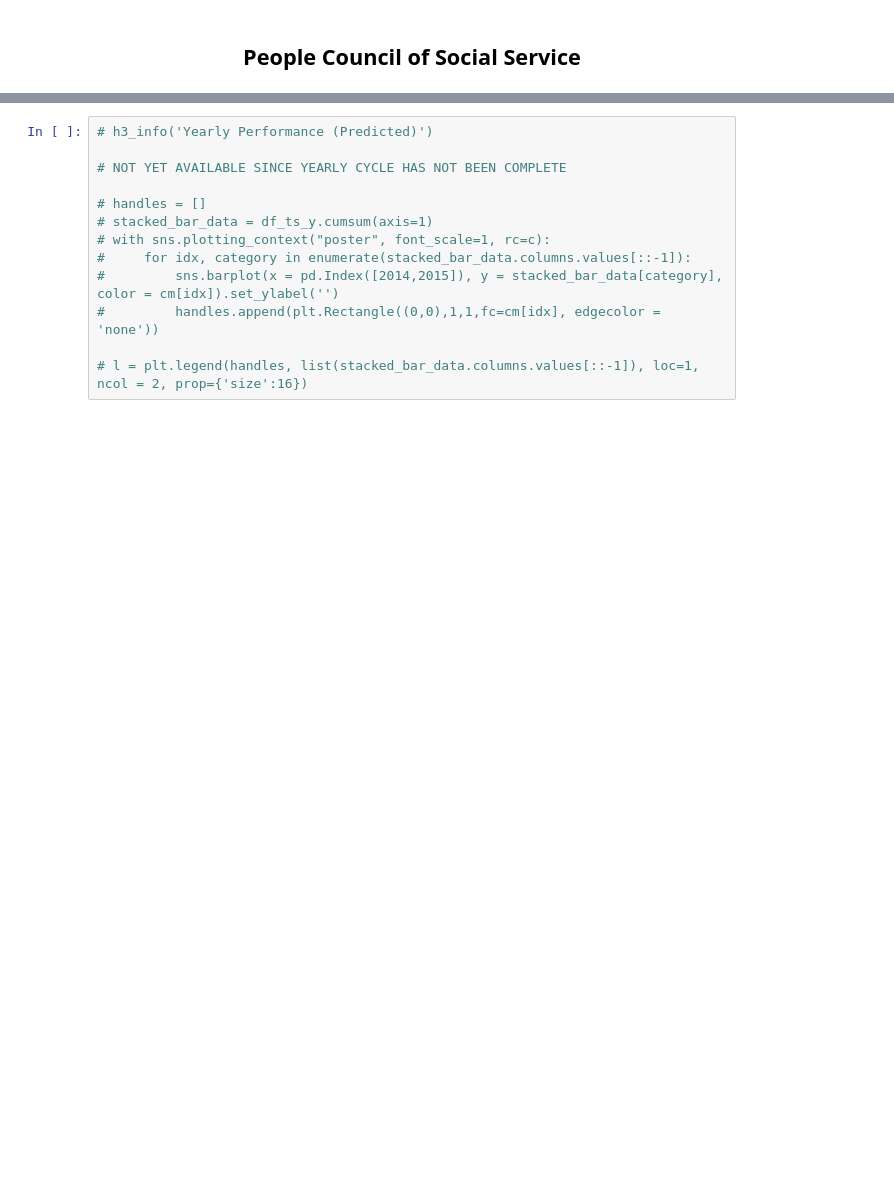
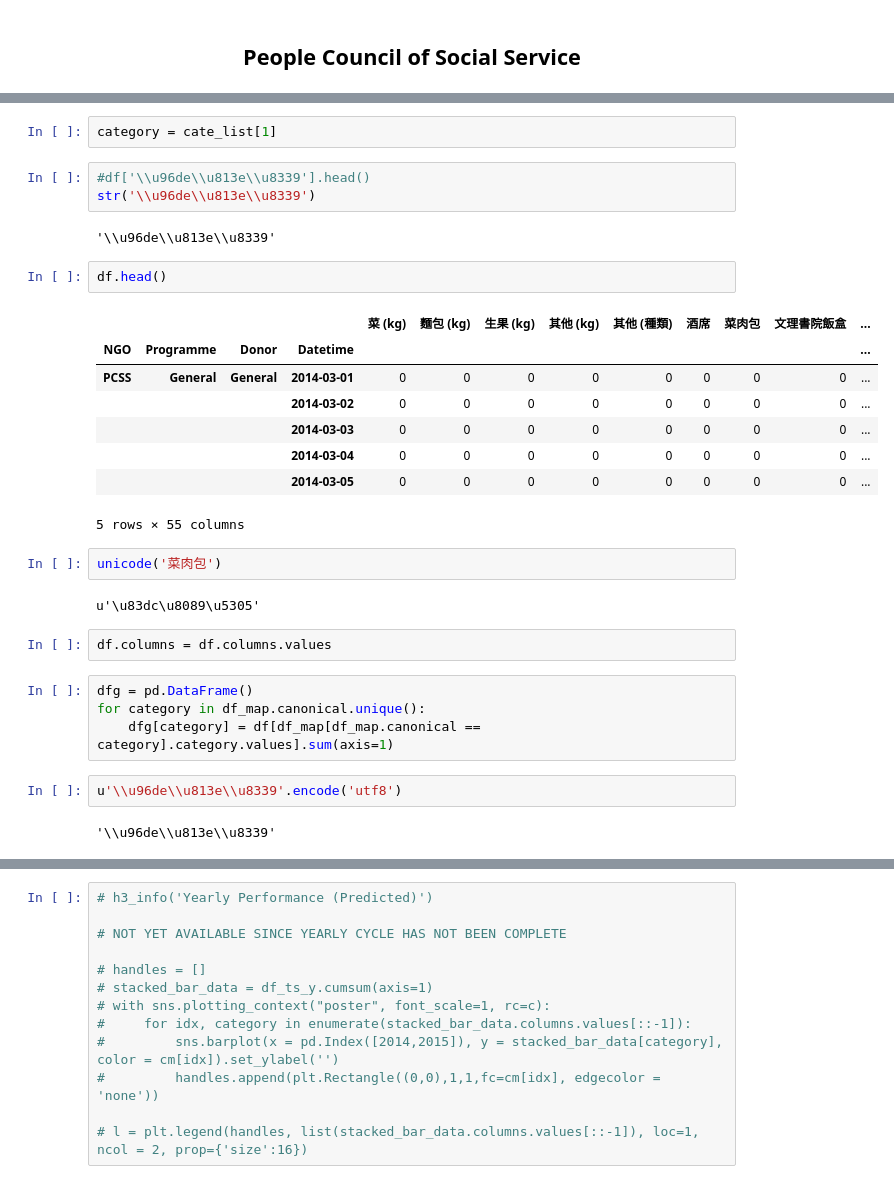
Before and after one commit to drostehk/foodworks, a Jupyter notebook: reports/PCSS.ipynb, the cells around one changed output, grey strips where cells are left out. Saved outputs shown, nothing was run; the diff lists cells and outputs as text; blank space fills up the shorter version.

```diff
--- a/reports/PCSS.ipynb
+++ b/reports/PCSS.ipynb
@@ -164,0 +195,32 @@ function code_toggle() {
+# %%
+category = cate_list[1]
+# %%
+#df['\\u96de\\u813e\\u8339'].head()
+str('\\u96de\\u813e\\u8339')
+# %% [output]
+'\\u96de\\u813e\\u8339'
+# %%
+df.head()
+# %% [output]
+|  |  |  |  | 菜 (kg) | 麵包 (kg) | 生果 (kg) | 其他 (kg) | 其他 (種類) | 酒席 | 菜肉包 | 文理書院飯盒 | ... |
+| NGO | Programme | Donor | Datetime |  |  |  |  |  |  |  |  | ... |
+| PCSS | General | General | 2014-03-01 | 0 | 0 | 0 | 0 | 0 | 0 | 0 | 0 | ... |
+|  |  |  | 2014-03-02 | 0 | 0 | 0 | 0 | 0 | 0 | 0 | 0 | ... |
+|  |  |  | 2014-03-03 | 0 | 0 | 0 | 0 | 0 | 0 | 0 | 0 | ... |
+|  |  |  | 2014-03-04 | 0 | 0 | 0 | 0 | 0 | 0 | 0 | 0 | ... |
+|  |  |  | 2014-03-05 | 0 | 0 | 0 | 0 | 0 | 0 | 0 | 0 | ... |
+5 rows × 55 columns
+# %%
+unicode('菜肉包')
+# %% [output]
+u'\u83dc\u8089\u5305'
+# %%
+df.columns = df.columns.values
+# %%
+dfg = pd.DataFrame()
+for category in df_map.canonical.unique():
+    dfg[category] = df[df_map[df_map.canonical == category].category.values].sum(axis=1)
+# %%
+u'\\u96de\\u813e\\u8339'.encode('utf8')
+# %% [output]
+'\\u96de\\u813e\\u8339'
```
Also changed, not shown: parts of 19 cells of this notebook, 10 other files.
